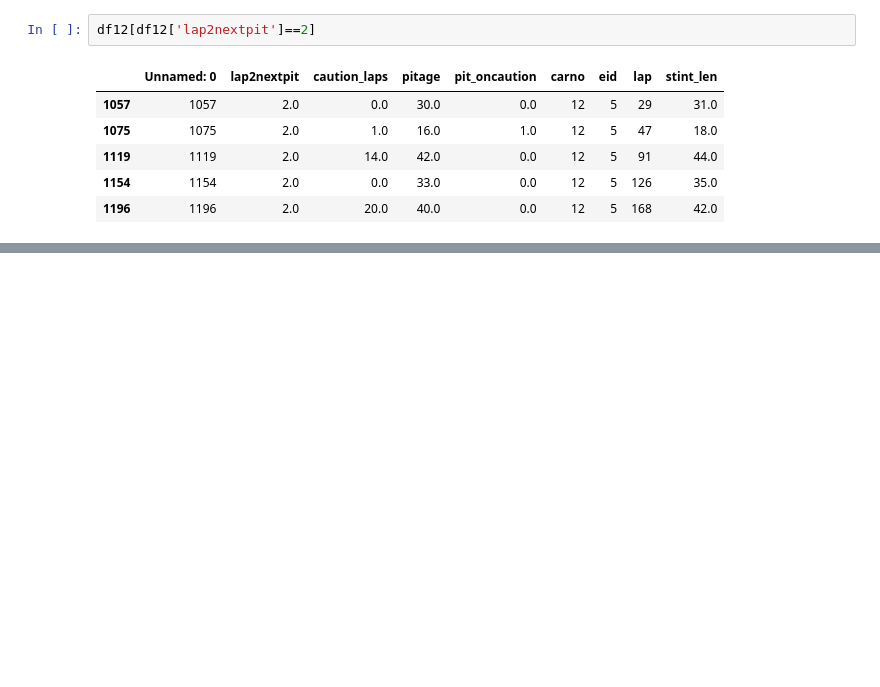
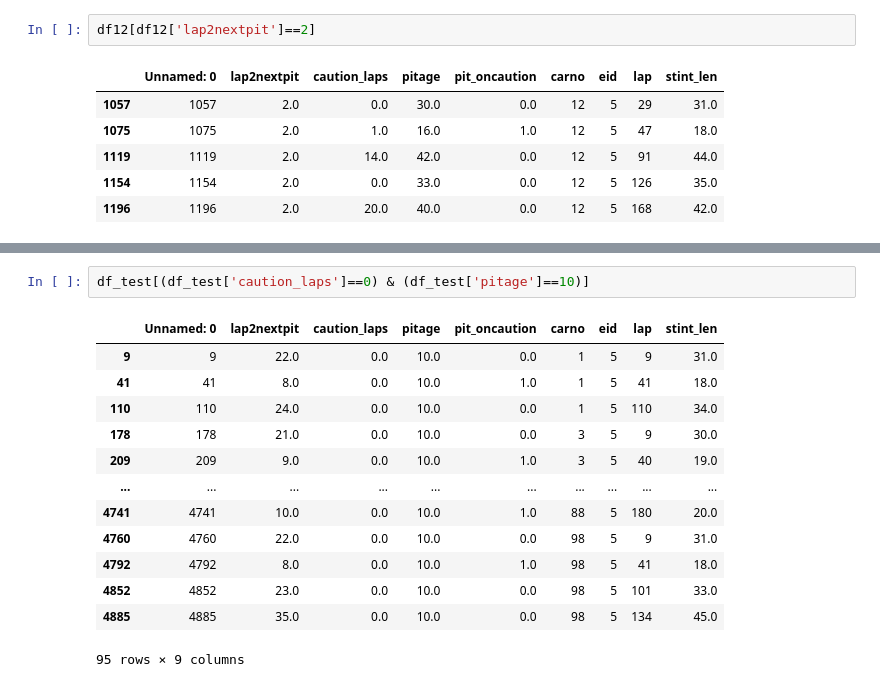
Before and after one commit to DSC-SPIDAL/rankpredictor, a Jupyter notebook: run/22.PaperFinal/notebook/RankNet-check-modeldata.ipynb, the cells around one changed output, grey strips where cells are left out. Drawn from its saved outputs; the diff is of its cells as text; blank space fills up the shorter version.

```diff
--- a/run/22.PaperFinal/notebook/RankNet-check-modeldata.ipynb
+++ b/run/22.PaperFinal/notebook/RankNet-check-modeldata.ipynb
@@ -422,0 +469,16 @@ df12[df12['lap2nextpit']==2]
+# %%
+df_test[(df_test['caution_laps']==0) & (df_test['pitage']==10)]
+# %% [output]
+|  | Unnamed: 0 | lap2nextpit | caution_laps | pitage | pit_oncaution | carno | eid | lap | stint_len |
+| 9 | 9 | 22.0 | 0.0 | 10.0 | 0.0 | 1 | 5 | 9 | 31.0 |
+| 41 | 41 | 8.0 | 0.0 | 10.0 | 1.0 | 1 | 5 | 41 | 18.0 |
+| 110 | 110 | 24.0 | 0.0 | 10.0 | 0.0 | 1 | 5 | 110 | 34.0 |
+| 178 | 178 | 21.0 | 0.0 | 10.0 | 0.0 | 3 | 5 | 9 | 30.0 |
+| 209 | 209 | 9.0 | 0.0 | 10.0 | 1.0 | 3 | 5 | 40 | 19.0 |
+| ... | ... | ... | ... | ... | ... | ... | ... | ... | ... |
+| 4741 | 4741 | 10.0 | 0.0 | 10.0 | 1.0 | 88 | 5 | 180 | 20.0 |
+| 4760 | 4760 | 22.0 | 0.0 | 10.0 | 0.0 | 98 | 5 | 9 | 31.0 |
+| 4792 | 4792 | 8.0 | 0.0 | 10.0 | 1.0 | 98 | 5 | 41 | 18.0 |
+| 4852 | 4852 | 23.0 | 0.0 | 10.0 | 0.0 | 98 | 5 | 101 | 33.0 |
+| 4885 | 4885 | 35.0 | 0.0 | 10.0 | 0.0 | 98 | 5 | 134 | 45.0 |
+95 rows × 9 columns
```
Also changed, not shown: parts of 7 cells of this notebook, 17 other files.
